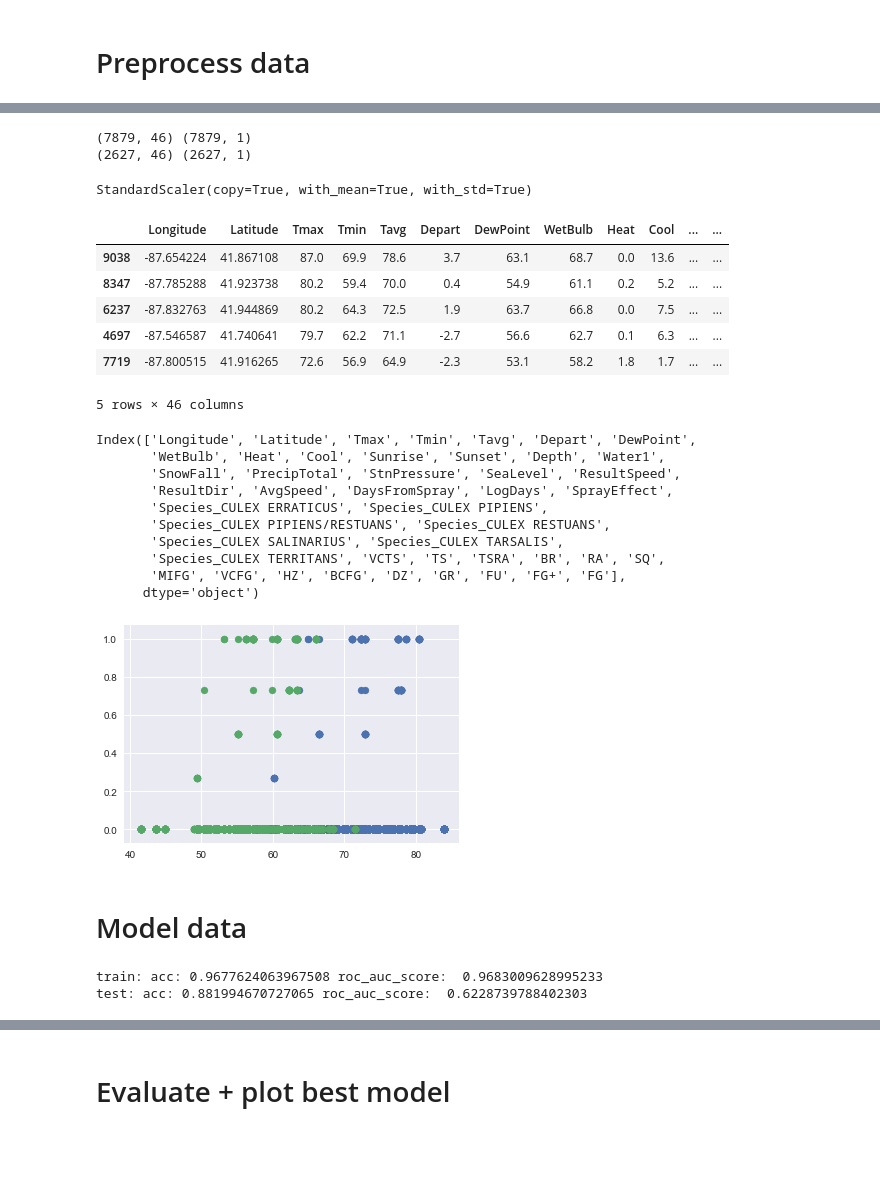
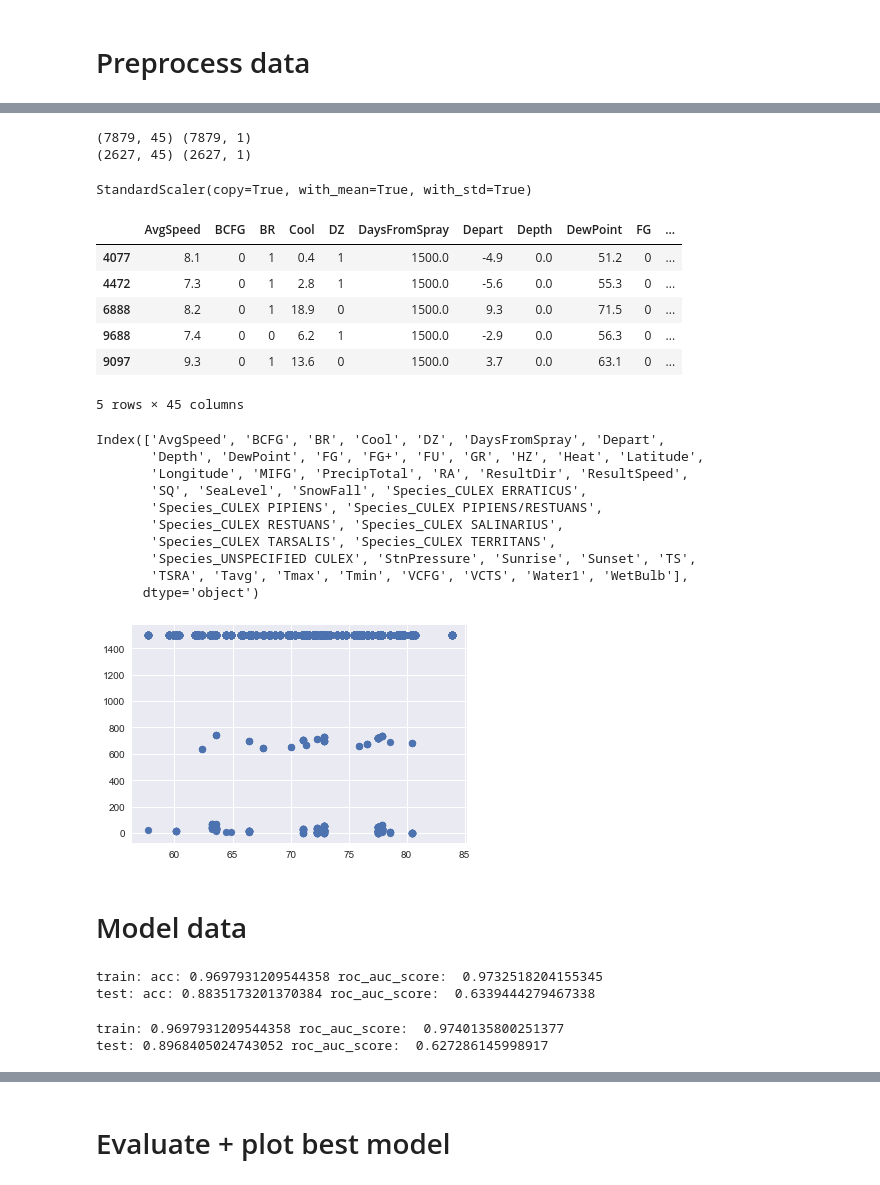
Before and after one commit to helencai62/CDC_WNV_project, a Jupyter notebook: 2_Models/Model_DecisionTree.ipynb, the cells around one changed output, grey strips where cells are left out. Cells and saved outputs as stored; diff of their text form; code cells hidden in the pictures; blank space fills up the shorter version.

```diff
--- a/2_Models/Model_DecisionTree.ipynb
+++ b/2_Models/Model_DecisionTree.ipynb
@@ -113,7 +123,7 @@ def process_features(df, drop_cols):
 #test.head()
 # %%
 #train
-X = process_features(X, drop_cols = ['Date', 'Trap'])
+X = process_features(X, drop_cols = ['Date', 'Trap', 'LogDays', 'SprayEffect'])
 
 #test
-test = process_features(test, drop_cols = ['Date', 'Trap'])
+test = process_features(test, drop_cols = ['Date', 'Trap', 'LogDays', 'SprayEffect'])
@@ -130,0 +130,3 @@ train.head()
+# %%
+#align for dummied column values in train and test set that appear only in one
+X, test = X.align(test, join='outer', axis=1, fill_value=0)
@@ -131,12 +157,12 @@ train.head()
 # %%
-#train-test-split training set: 75/25 split, stratify y to preseve distro
+#train-test-split training set: 75/25 split, stratify y to preserve distro
 X_train, X_test, y_train, y_test = train_test_split(X, y, random_state = 42, stratify = y, test_size = 0.25)
 
 print(X_train.shape, y_train.shape)
 print(X_test.shape, y_test.shape)
 # %% [output]
-(7879, 46) (7879, 1)
-(2627, 46) (2627, 1)
+(7879, 45) (7879, 1)
+(2627, 45) (2627, 1)
 # %%
 #standard scale
 ss = StandardScaler()
@@ -173,32 +199,32 @@ y_train = y_train.loc[X_train_balanced, :]
 y_train['WnvPresent'].value_counts()
 X_train.head()
 # %% [output]
-|  | Longitude | Latitude | Tmax | Tmin | Tavg | Depart | DewPoint | WetBulb | Heat | Cool | ... | ... |
-| 9038 | -87.654224 | 41.867108 | 87.0 | 69.9 | 78.6 | 3.7 | 63.1 | 68.7 | 0.0 | 13.6 | ... | ... |
-| 8347 | -87.785288 | 41.923738 | 80.2 | 59.4 | 70.0 | 0.4 | 54.9 | 61.1 | 0.2 | 5.2 | ... | ... |
-| 6237 | -87.832763 | 41.944869 | 80.2 | 64.3 | 72.5 | 1.9 | 63.7 | 66.8 | 0.0 | 7.5 | ... | ... |
-| 4697 | -87.546587 | 41.740641 | 79.7 | 62.2 | 71.1 | -2.7 | 56.6 | 62.7 | 0.1 | 6.3 | ... | ... |
-| 7719 | -87.800515 | 41.916265 | 72.6 | 56.9 | 64.9 | -2.3 | 53.1 | 58.2 | 1.8 | 1.7 | ... | ... |
+|  | AvgSpeed | BCFG | BR | Cool | DZ | DaysFromSpray | Depart | Depth | DewPoint | FG | ... |
+| 4077 | 8.1 | 0 | 1 | 0.4 | 1 | 1500.0 | -4.9 | 0.0 | 51.2 | 0 | ... |
+| 4472 | 7.3 | 0 | 1 | 2.8 | 1 | 1500.0 | -5.6 | 0.0 | 55.3 | 0 | ... |
+| 6888 | 8.2 | 0 | 1 | 18.9 | 0 | 1500.0 | 9.3 | 0.0 | 71.5 | 0 | ... |
+| 9688 | 7.4 | 0 | 0 | 6.2 | 1 | 1500.0 | -2.9 | 0.0 | 56.3 | 0 | ... |
+| 9097 | 9.3 | 0 | 1 | 13.6 | 0 | 1500.0 | 3.7 | 0.0 | 63.1 | 0 | ... |
-5 rows × 46 columns
+5 rows × 45 columns
 # %%
 X_train.columns
 # %% [output]
-Index(['Longitude', 'Latitude', 'Tmax', 'Tmin', 'Tavg', 'Depart', 'DewPoint',
-       'WetBulb', 'Heat', 'Cool', 'Sunrise', 'Sunset', 'Depth', 'Water1',
-       'SnowFall', 'PrecipTotal', 'StnPressure', 'SeaLevel', 'ResultSpeed',
-       'ResultDir', 'AvgSpeed', 'DaysFromSpray', 'LogDays', 'SprayEffect',
-       'Species_CULEX ERRATICUS', 'Species_CULEX PIPIENS',
-       'Species_CULEX PIPIENS/RESTUANS', 'Species_CULEX RESTUANS',
-       'Species_CULEX SALINARIUS', 'Species_CULEX TARSALIS',
-       'Species_CULEX TERRITANS', 'VCTS', 'TS', 'TSRA', 'BR', 'RA', 'SQ',
-       'MIFG', 'VCFG', 'HZ', 'BCFG', 'DZ', 'GR', 'FU', 'FG+', 'FG'],
+Index(['AvgSpeed', 'BCFG', 'BR', 'Cool', 'DZ', 'DaysFromSpray', 'Depart',
+       'Depth', 'DewPoint', 'FG', 'FG+', 'FU', 'GR', 'HZ', 'Heat', 'Latitude',
+       'Longitude', 'MIFG', 'PrecipTotal', 'RA', 'ResultDir', 'ResultSpeed',
+       'SQ', 'SeaLevel', 'SnowFall', 'Species_CULEX ERRATICUS',
+       'Species_CULEX PIPIENS', 'Species_CULEX PIPIENS/RESTUANS',
+       'Species_CULEX RESTUANS', 'Species_CULEX SALINARIUS',
+       'Species_CULEX TARSALIS', 'Species_CULEX TERRITANS',
+       'Species_UNSPECIFIED CULEX', 'StnPressure', 'Sunrise', 'Sunset', 'TS',
+       'TSRA', 'Tavg', 'Tmax', 'Tmin', 'VCFG', 'VCTS', 'Water1', 'WetBulb'],
       dtype='object')
 # %%
 #sns.boxplot(X_train.groupby(['Tavg'])['SprayEffect'].mean());
-plt.scatter(X_train['Tavg'], X_train['SprayEffect']);
+plt.scatter(X_train['Tavg'], X_train['DaysFromSpray']);
 #plt.scatter(X_train['DewPoint'], X_train['SprayEffect']);
 # %% [output]
-[figure, old version]
+[figure, new version]
 # %% [markdown]
 # Model data
 # %%
@@ -209,8 +235,8 @@ tree.fit(X_train, y_train['WnvPresent'])
 print('train:', 'acc:', tree.score(X_train, y_train['WnvPresent']), 'roc_auc_score: ', roc_auc_score(y_train['WnvPresent'], tree.predict(X_train)))
 print('test:', 'acc:', tree.score(X_test, y_test['WnvPresent']), 'roc_auc_score: ', roc_auc_score(y_test['WnvPresent'], tree.predict(X_test)))    #biased
 # %% [output]
-train: acc: 0.9677624063967508 roc_auc_score:  0.9683009628995233
-test: acc: 0.881994670727065 roc_auc_score:  0.6228739788402303
+train: acc: 0.9697931209544358 roc_auc_score:  0.9732518204155345
+test: acc: 0.8835173201370384 roc_auc_score:  0.6339444279467338
 # %%
 #bagging classifier with DecisionTreeClassifier
 bag = BaggingClassifier(random_state = 42, base_estimator = DecisionTreeClassifier(), n_estimators = 100, verbose = 0)
@@ -221,6 +247,9 @@ print('test:', bag.score(X_test, y_test['WnvPresent']), 'roc_auc_score: ', roc_a
 #suppressing deprecation warning
 #import warnings
 #warnings.filterwarnings("ignore")
+# %% [output]
+train: 0.9697931209544358 roc_auc_score:  0.9740135800251377
+test: 0.8968405024743052 roc_auc_score:  0.627286145998917
 # %%
 #bagging classifier with DecisionTreeClassifier tuning hyperparameters with GridSearchCV
     #iter1
```
Also changed, not shown: parts of 15 cells of this notebook, 2 other files.
